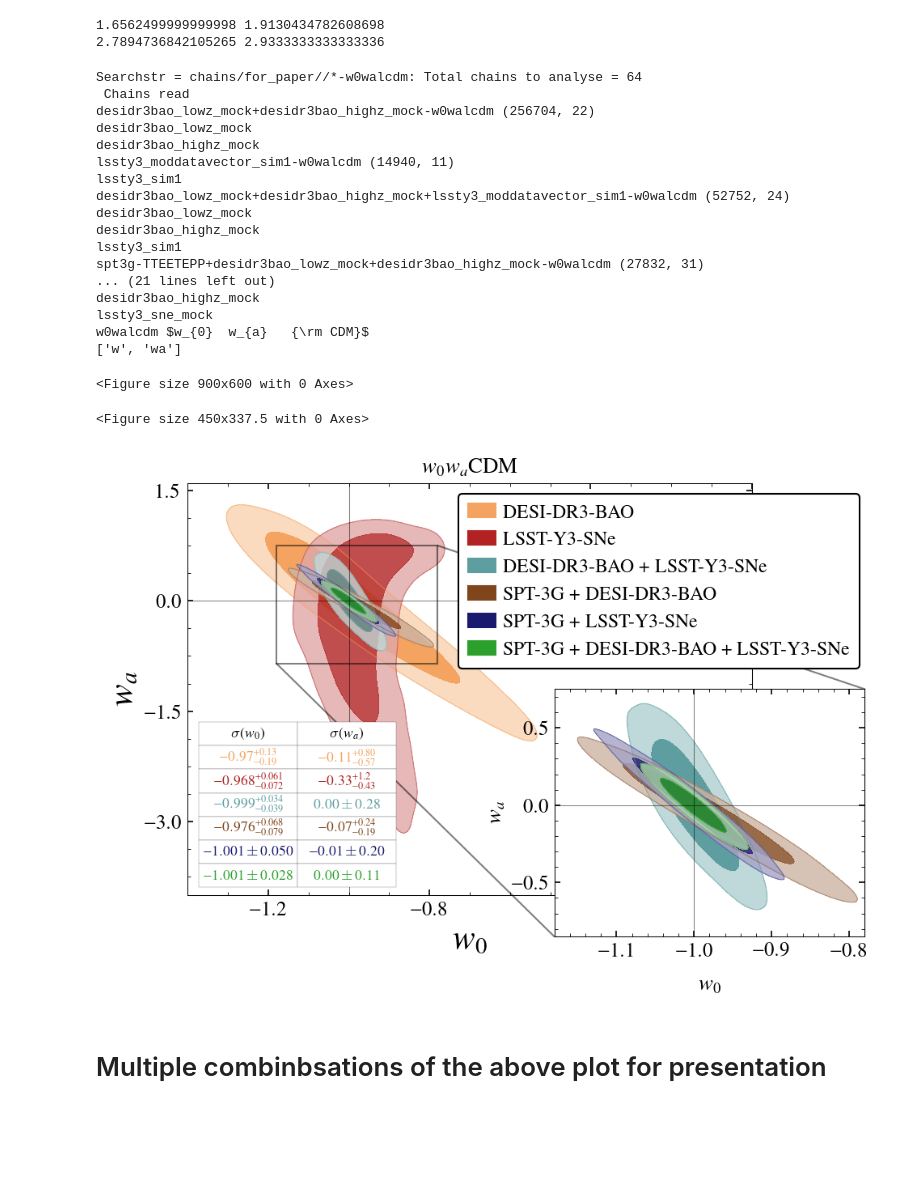
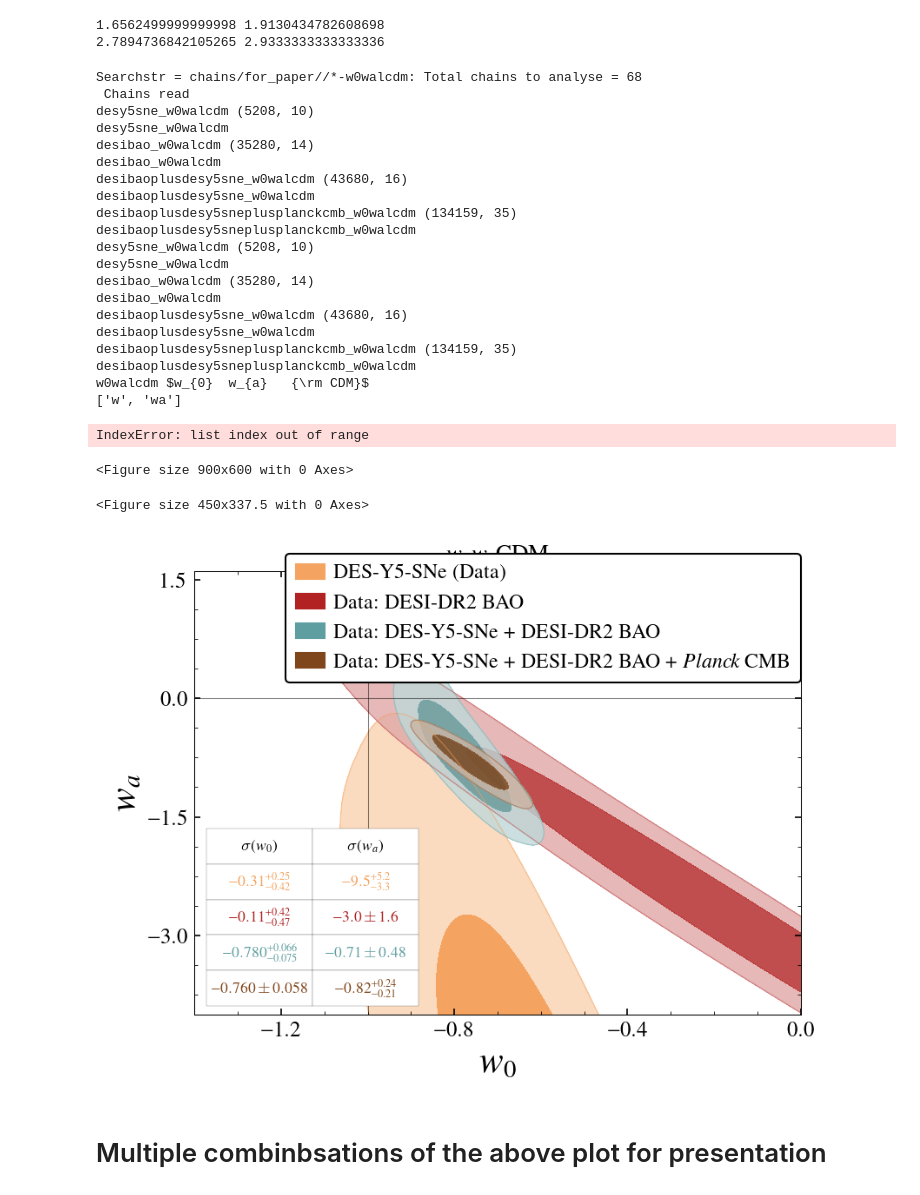
Before and after one commit to sriniraghunathan/CMB_BAO_SNe_likelihoods, a Jupyter notebook: analyse_chains_for_paper.ipynb, the cells around one changed output. Drawn from its saved outputs; the diff is of its cells as text; code cells hidden in the pictures; blank space fills up the shorter version.

Commit message:
plots

```diff
--- a/analyse_chains_for_paper.ipynb
+++ b/analyse_chains_for_paper.ipynb
@@ -448,7 +448,7 @@ if (1):
                ]
     plname = 'plots/%s_lsst_des.pdf' %(which_cosmo)
 
-if (0): #multiple DES cosm0
+if (1): #multiple DES cosm0
     chains_to_plot = [
                       'desy5sne_%s' %(which_cosmo),
                       'desy5_descosmo_moddatavector_sim0-%s' %(which_cosmo),
@@ -695,6 +696,19 @@ cosmo_name, param_tags = cosmo_name_and_tag.split('-')
 chain_search_str = '%s/*-%s' %(chain_fd, cosmo_name)
 #print(chain_search_str)
 chain_fdlist = sorted( glob.glob( chain_search_str ) )
+
+otherchainfd = '/Users/sraghunathan/Research/cobaya/desi/chains/desy5sne_%s' %(cosmo_name),
+chain_fdlist.extend( otherchainfd )
+
+otherchainfd = '/Users/sraghunathan/Research/cobaya/desi/chains/desibao_%s' %(cosmo_name),
+chain_fdlist.extend( otherchainfd )
+
+otherchainfd = '/Users/sraghunathan/Research/cobaya/desi/chains/desibaoplusdesy5sne_%s' %(cosmo_name),
+chain_fdlist.extend( otherchainfd )
+
+otherchainfd = '/Users/sraghunathan/Research/cobaya/desi/chains/desibaoplusdesy5sneplusplanckcmb_%s' %(cosmo_name),
+chain_fdlist.extend( otherchainfd )
+
 params_to_plot = cosmo_iter_dic[cosmo_name_and_tag]
 
 #print( 'Cosmo = %s' %(cosmo_name) )
@@ -773,6 +787,8 @@ for pliter in range(2):
                         'spt3g-TTEETEPP+desidr3bao_lowz_mock+desidr3bao_highz_mock+lssty3_moddatavector_sim1-%s' %(cosmo_name),
                         ]
 
+
+
         color_arr = ['sandybrown', 'palevioletred', 'cadetblue', 'saddlebrown', 'midnightblue', 'tab:green']
         color_arr = ['sandybrown', '#B22222', 'cadetblue', '#80461B', 'midnightblue', 'tab:green']
 
@@ -797,6 +813,11 @@ for pliter in range(2):
         chains_to_plot = chains_to_plot_ref
         ###print(chains_to_plot); ##sys.exit()
 
+    chains_to_plot = ['desy5sne_%s' %(cosmo_name),
+                      'desibao_%s' %(cosmo_name),
+                      'desibaoplusdesy5sne_%s' %(cosmo_name),
+                      'desibaoplusdesy5sneplusplanckcmb_%s' %(cosmo_name),
+                     ]
 
 
     params_to_plot = ['w', 'wa']
@@ -855,7 +876,10 @@ for pliter in range(2):
 
 #array_of_zoom = [[.65, -0.21, 0.7, 0.8]]
 array_of_zoom = [[.65, -0.1, 0.55, 0.6]]
-array_of_param_limits_dic_for_zoom = [array_of_param_limits_dic[1]]
+if len(array_of_param_limits_dic)>1:
+    array_of_param_limits_dic_for_zoom = [array_of_param_limits_dic[1]]
+else:
+    array_of_param_limits_dic_for_zoom = [array_of_param_limits_dic[0]]
 array_of_samples_to_plot = array_of_samples_to_plot[:1]
 array_of_params_or_pairs_to_plot = array_of_params_or_pairs_to_plot[:1]
 array_of_param_limits_dic = array_of_param_limits_dic[:1]
@@ -866,6 +890,8 @@ array_of_table_col_width = [[0.5, 0.5], [0.5, 0.5]]
 array_to_table_fontsize = [8.5, 10]
 array_of_sampleinds_for_zoom = [ [2,3,4,5], False]
 array_of_leglocs = [(0.48, 0.55), 1]
+if (1): #for des-y5+desi-dr2+planck
+   array_of_leglocs = [(0.15, 0.75), 1]
 array_of_legfsval = [13.5, 10]
 clf()
 figsize = 3.
@@ -884,50 +910,54 @@ g = misc_getdist.make_getdist_plot('multiple_2d_col',
                                    array_of_color_arr = array_of_color_arr,
                                    array_of_titles = [cosmo_label, None],
                                    array_of_param_limits_dic = array_of_param_limits_dic,
                                    array_of_zoom = array_of_zoom,
                                    array_of_sampleinds_for_zoom = array_of_sampleinds_for_zoom,
                                    array_of_param_limits_dic_for_zoom = array_of_param_limits_dic_for_zoom,
                                     array_of_table_locs = array_of_table_locs,
                                     array_of_table_width = array_of_table_width,
                                     array_of_table_col_width = array_of_table_col_width,
                                     array_to_table_fontsize = array_to_table_fontsize,
                                    figsize = figsize, fsval = fsval,
                                    labels = labels_arr,
                                    num_plot_contours = 2, filled = False,
                                    array_of_filled_arr = [[True, True, True, True, True, True], True],
                                    #array_of_num_plot_contours = [2, 2],
                                    legcol = [1,1,2],
 #                                    wspace = wspace, yvisibility = yvisibility,
 #                                   cosmo_label = cosmo_label,
 #                                    xyloc_for_leg = xyloc_for_leg,
                                    show_table = True,
                                    )
 plname = '%s/%s.pdf' %(pl_folder, cosmo_name_and_tag)
 #plname = '%s/png/%s.png' %(pl_folder, cosmo_name_and_tag)
 #plname = '%s/png/tmp/4.png' %(pl_folder)
 ##savefig(plname, dpi = 200.)
 show()
 # %% [output]
-Searchstr = chains/for_paper//*-w0walcdm: Total chains to analyse = 64
+Searchstr = chains/for_paper//*-w0walcdm: Total chains to analyse = 68
  Chains read
-desidr3bao_lowz_mock+desidr3bao_highz_mock-w0walcdm (256704, 22)
-desidr3bao_lowz_mock
-desidr3bao_highz_mock
-lssty3_moddatavector_sim1-w0walcdm (14940, 11)
-lssty3_sim1
-desidr3bao_lowz_mock+desidr3bao_highz_mock+lssty3_moddatavector_sim1-w0walcdm (52752, 24)
-desidr3bao_lowz_mock
-desidr3bao_highz_mock
-lssty3_sim1
-spt3g-TTEETEPP+desidr3bao_lowz_mock+desidr3bao_highz_mock-w0walcdm (27832, 31)
-... (21 lines left out)
-desidr3bao_highz_mock
-lssty3_sne_mock
+desy5sne_w0walcdm (5208, 10)
+desy5sne_w0walcdm
+desibao_w0walcdm (35280, 14)
+desibao_w0walcdm
+desibaoplusdesy5sne_w0walcdm (43680, 16)
+desibaoplusdesy5sne_w0walcdm
+desibaoplusdesy5sneplusplanckcmb_w0walcdm (134159, 35)
+desibaoplusdesy5sneplusplanckcmb_w0walcdm
+desy5sne_w0walcdm (5208, 10)
+desy5sne_w0walcdm
+desibao_w0walcdm (35280, 14)
+desibao_w0walcdm
+desibaoplusdesy5sne_w0walcdm (43680, 16)
+desibaoplusdesy5sne_w0walcdm
+desibaoplusdesy5sneplusplanckcmb_w0walcdm (134159, 35)
+desibaoplusdesy5sneplusplanckcmb_w0walcdm
 w0walcdm $w_{0}  w_{a}   {\rm CDM}$
 ['w', 'wa']
-<Figure size 900x600 with 0 Axes>
+IndexError: list index out of range
-<Figure size 450x337.5 with 0 Axes>
+<Figure size 900x600 with 0 Axes>
+<Figure size 450x337.5 with 0 Axes>
-[figure, old version]
+[figure, new version]
 # %% [markdown]
 # Multiple combinbsations of the above plot for presentation
 # %%
```
Also changed, not shown: parts of 3 cells of this notebook, 4 other files.
